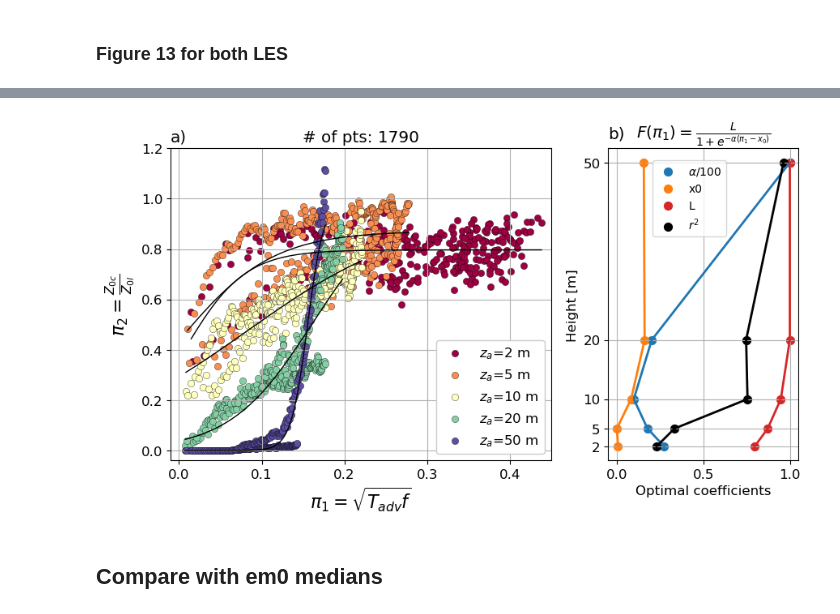
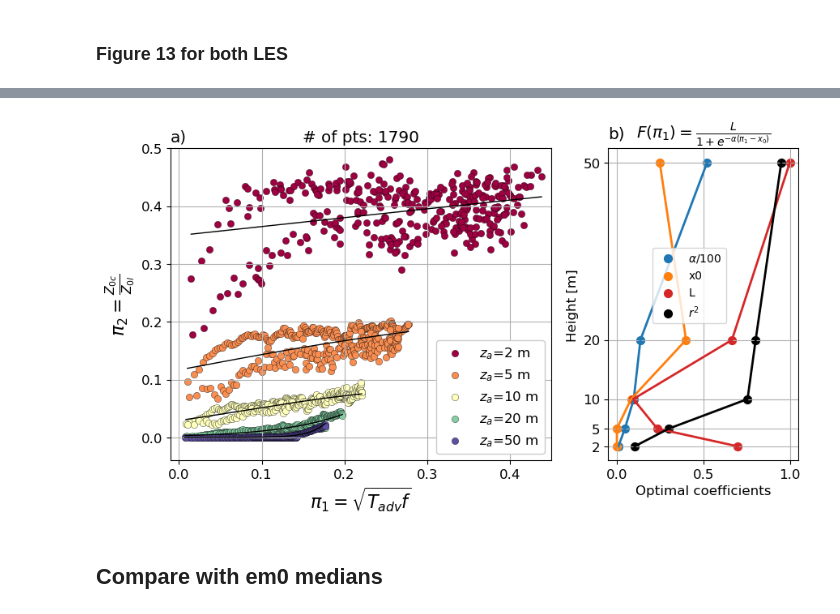
Before and after one commit to jameshlywiak/ABL-surface-layer, a Jupyter notebook: umn_LES.ipynb, the cells around one changed output, grey strips where cells are left out. Saved outputs shown, nothing was run; the diff lists cells and outputs as text; code cells hidden in the pictures.

```diff
--- a/umn_LES.ipynb
+++ b/umn_LES.ipynb
@@ -1084,8 +1084,8 @@ N = len(qheight)
 cmap = cm.Spectral
 colors = cmap(np.linspace(0, 1, N))
 
-lower_bounds = np.array([0, -0.2, 0])
-upper_bounds = np.array([100, 0.2, 1])
+lower_bounds = np.array([0, 0, 0])
+upper_bounds = np.array([100, 0.4, 1])
 bds = Bounds(lb=lower_bounds, ub=upper_bounds)
 #lower_bounds = np.array([0, -20, -10, -10])
 #upper_bounds = np.array([20, 30, 2, 10])
@@ -1165,10 +1165,9 @@ ax[0].set_title(f'# of pts: {count}')
 ax[0].set_xlabel(r'$\pi_1=\sqrt{T_{adv}f}$', fontsize=16)
 ax[0].set_ylabel(r'$\pi_2=\frac{Z_{0c}}{Z_{0l}}$', fontsize=16)
 
-#ax.set_xscale('log')
 #ax[0].set_yscale('log')
-ax[0].set_xlim([-0.01, 0.3])
-ax[0].set_ylim([-0.04, 1.2])
+ax[0].set_xlim([-0.01, 0.48])
+ax[0].set_ylim([-0.04, 1.1])
 ax[0].legend(ncol=1, framealpha=1, fontsize='medium', loc='lower right')
 
 ### plot coefficients
@@ -1177,7 +1176,10 @@ colors = ['C0', 'C1', 'C3']
 #alph = ['Amplitude', 'Shear', 'Intercept', 'Translation']
 
 for n in range(3):
-    if n!=0:
+    if n==2:
+        ax[1].plot(popt[:,n], qheight, label=f'_{labels[n]}', lw=2, c=colors[n])
+        ax[1].scatter(popt[:,n], qheight, label=f'{labels[n]}', s=50, c=colors[n])
+    elif n==1:
         ax[1].plot(popt[:,n], qheight, label=f'_{labels[n]}', lw=2, c=colors[n])
         ax[1].scatter(popt[:,n], qheight, label=f'{labels[n]}', s=50, c=colors[n])
     elif n==0:
@@ -1756,8 +1758,8 @@ N = len(qheight)
 cmap = cm.Spectral
 colors = cmap(np.linspace(0, 1, N))
 
-lower_bounds = np.array([0, -0.2, 0])
-upper_bounds = np.array([100, 0.2, 1])
+lower_bounds = np.array([0, 0, 0])
+upper_bounds = np.array([100, 0.4, 1])
 bds = Bounds(lb=lower_bounds, ub=upper_bounds)
 opts = np.array([
     [20, 0, 1],
@@ -1781,7 +1783,7 @@ count = 0
 
 for q,h in enumerate(qheight):
     xdata = xr.concat((pi1_n.interp(Height=h), pi1_c.interp(Height=h)), dim='X_coast')
-    ydata = xr.concat((pi2_n.interp(Height=h), pi2_c.interp(Height=h)), dim='X_coast')
+    ydata = xr.concat((pi2_n.interp(Height=h), pi2_c.interp(Height=h)), dim='X_coast')/h
     ax[0].scatter(xdata, ydata, color=colors[q], label=f'$z_a$={h} m', alpha=1, ec='k', lw=0.25)
     count += len(xdata)
 
@@ -1816,40 +1818,40 @@ ax[0].set_ylabel(r'$\pi_2=\frac{Z_{0c}}{Z_{0l}}$', fontsize=16)
 #ax.set_xscale('log')
 #ax[0].set_yscale('log')
 ax[0].set_xlim([-0.01, 0.45])
-ax[0].set_ylim([-0.04, 1.2])
+ax[0].set_ylim([-0.04, 0.5])
 ax[0].legend(ncol=1, framealpha=1, fontsize='medium', loc='lower right')
 
 ### plot coefficients
 labels = [r'$\alpha$/100', 'x0', 'L']
 colors = ['C0', 'C1', 'C3']
 #alph = ['Amplitude', 'Shear', 'Intercept', 'Translation']
 
 for n in range(3):
     if n!=0:
         ax[1].plot(popt[:,n], qheight, label=f'_{labels[n]}', lw=2, c=colors[n])
         ax[1].scatter(popt[:,n], qheight, label=f'{labels[n]}', s=50, c=colors[n])
     elif n==0:
         ax[1].plot(popt[:,n]/100, qheight, label=f'_{labels[n]}', lw=2, c=colors[n])
         ax[1].scatter(popt[:,n]/100, qheight, label=f'{labels[n]}', s=50, c=colors[n])
 ax[1].plot(r2, qheight, lw=2, color='k', label=r'_$r^2$')
 ax[1].scatter(r2, qheight, s=50, c='k', label=r'$r^2$')
 
 ax[1].grid()
 ax[1].set_ylabel('Height [m]')
 ax[1].set_xlabel('Optimal coefficients')
 ax[1].set_title(r'$F(\pi_1)=\frac{L}{1+e^{-\alpha (\pi_1-x_0)}}$')
 #ax.set_title(r'$\pi_2=f(\pi_1)=c-a*tanh(b\pi_1-d)$')
 ax[1].legend(fontsize='small', bbox_to_anchor=(0.65, 0.7))
 ax[1].set_yticks(qheight)
 
 ax[0].set_title('a)', loc='left')
 ax[1].set_title('b)', loc='left')
 
 if saveplt == 1:
-    fig.savefig(f'z0_pi_sim_tadvf_both.png', dpi=200, bbox_inches='tight')
-    fig.savefig(f'z0_pi_sim_tadvf_both.pdf', bbox_inches='tight')
+    fig.savefig(f'z0_pi_sim_tadvf_both_divh.png', dpi=200, bbox_inches='tight')
+    fig.savefig(f'z0_pi_sim_tadvf_both_divh.pdf', bbox_inches='tight')
 # %% [output]
-[figure, old version]
+[figure, new version]
 # %% [markdown]
 ## Compare with em0 medians
 # %%
```
Also changed, not shown: parts of 3 cells of this notebook, 8 other files.
